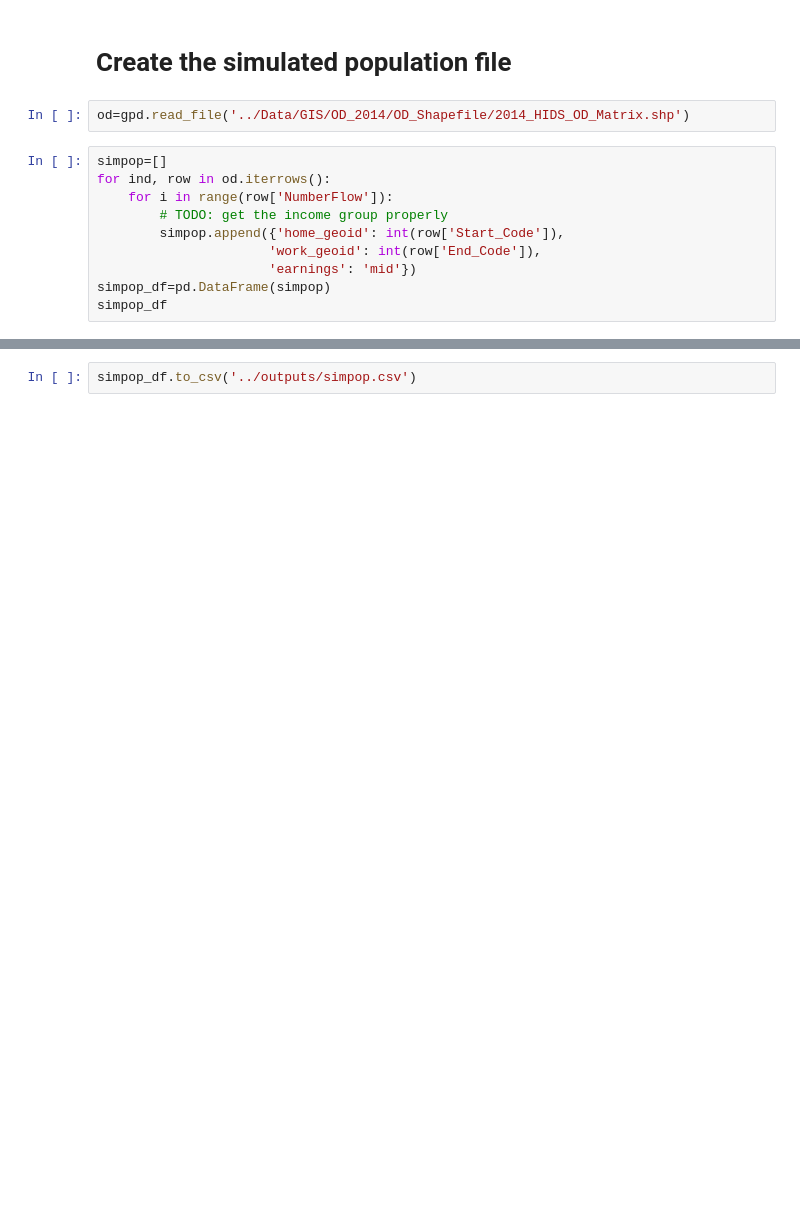
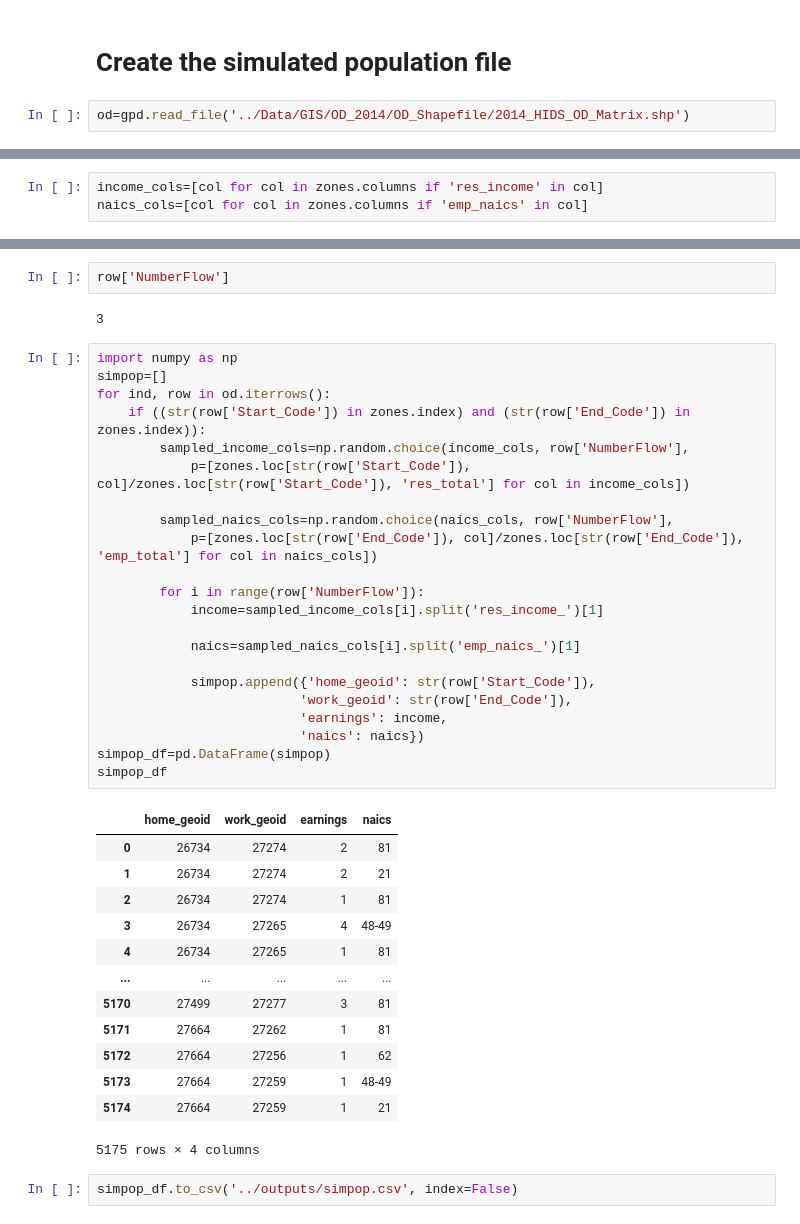
Before and after one commit to CityScope/CSL_HCMC, a Jupyter notebook: data_analysis/aggregate_survey_data.ipynb, the cells around one changed output, grey strips where cells are left out. Cells and saved outputs as stored; diff of their text form; blank space fills up the shorter version.

Commit message:
Update simpop with income and naics

```diff
--- a/data_analysis/aggregate_survey_data.ipynb
+++ b/data_analysis/aggregate_survey_data.ipynb
@@ -283,13 +294,3 @@ zones.to_file('../outputs/zones.geojson', driver='GeoJSON')
 # Create the simulated population file
 # %%
 od=gpd.read_file('../Data/GIS/OD_2014/OD_Shapefile/2014_HIDS_OD_Matrix.shp')
-# %%
-simpop=[]
-for ind, row in od.iterrows():
-    for i in range(row['NumberFlow']):
-        # TODO: get the income group properly
-        simpop.append({'home_geoid': int(row['Start_Code']),
-                      'work_geoid': int(row['End_Code']),
-                      'earnings': 'mid'})
-simpop_df=pd.DataFrame(simpop)
-simpop_df
@@ -309,0 +297,3 @@ simpop_df
+# %%
+income_cols=[col for col in zones.columns if 'res_income' in col]
+naics_cols=[col for col in zones.columns if 'emp_naics' in col]
@@ -310,2 +315,42 @@ simpop_df
+# %%
+row['NumberFlow']
+# %% [output]
+3
+# %%
+import numpy as np
+simpop=[]
+for ind, row in od.iterrows():
+    if ((str(row['Start_Code']) in zones.index) and (str(row['End_Code']) in zones.index)):
+        sampled_income_cols=np.random.choice(income_cols, row['NumberFlow'],
+            p=[zones.loc[str(row['Start_Code']), col]/zones.loc[str(row['Start_Code']), 'res_total'] for col in income_cols])
+
+        sampled_naics_cols=np.random.choice(naics_cols, row['NumberFlow'],
+            p=[zones.loc[str(row['End_Code']), col]/zones.loc[str(row['End_Code']), 'emp_total'] for col in naics_cols])
+
+        for i in range(row['NumberFlow']):
+            income=sampled_income_cols[i].split('res_income_')[1]
+
+            naics=sampled_naics_cols[i].split('emp_naics_')[1]
+
+            simpop.append({'home_geoid': str(row['Start_Code']),
+                          'work_geoid': str(row['End_Code']),
+                          'earnings': income,
+                          'naics': naics})
+simpop_df=pd.DataFrame(simpop)
+simpop_df
+# %% [output]
+|  | home_geoid | work_geoid | earnings | naics |
+| 0 | 26734 | 27274 | 2 | 81 |
+| 1 | 26734 | 27274 | 2 | 21 |
+| 2 | 26734 | 27274 | 1 | 81 |
+| 3 | 26734 | 27265 | 4 | 48-49 |
+| 4 | 26734 | 27265 | 1 | 81 |
+| ... | ... | ... | ... | ... |
+| 5170 | 27499 | 27277 | 3 | 81 |
+| 5171 | 27664 | 27262 | 1 | 81 |
+| 5172 | 27664 | 27256 | 1 | 62 |
+| 5173 | 27664 | 27259 | 1 | 48-49 |
+| 5174 | 27664 | 27259 | 1 | 21 |
+5175 rows × 4 columns
 # %%
-simpop_df.to_csv('../outputs/simpop.csv')
+simpop_df.to_csv('../outputs/simpop.csv', index=False)
```
Also changed, not shown: parts of 3 cells of this notebook, 1 other file.
